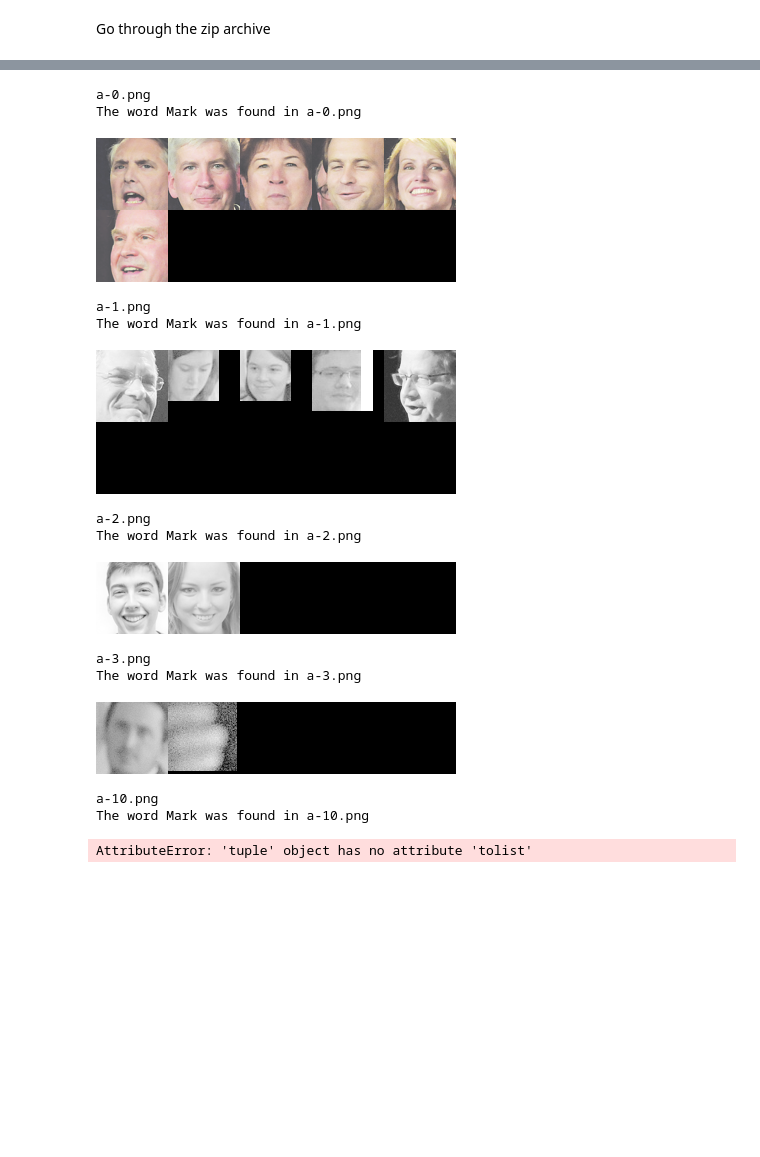
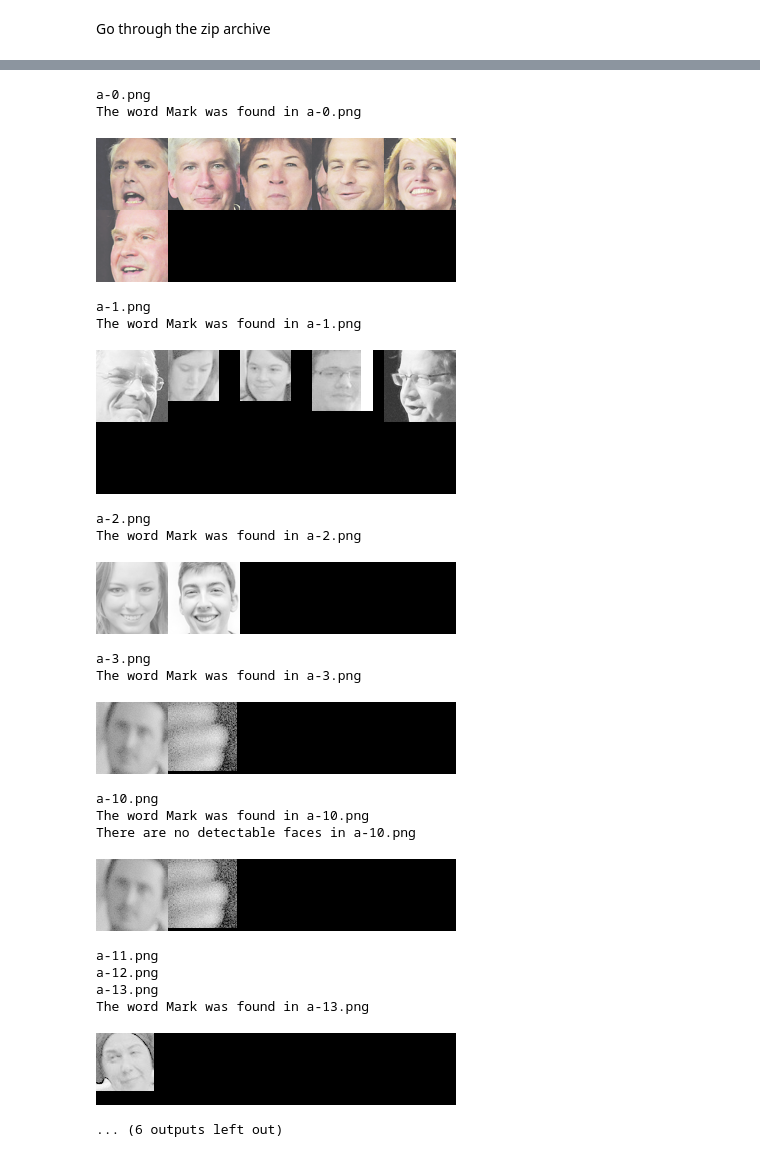
Before and after one commit to YevgenyY/OCR_python, a Jupyter notebook: project.ipynb, the cells around one changed output, grey strips where cells are left out. Cells and saved outputs as stored; diff of their text form; code cells hidden in the pictures; blank space fills up the shorter version.

```diff
--- a/project.ipynb
+++ b/project.ipynb
@@ -185,18 +185,25 @@ The word Christopher was found in a-3.png
 # %%
-cache = search(zipfile = big_file, word='Mark', return_cache = True, mydict = cache)
+cache = search(zipfile = big_file, word='Mark', return_cache = True)
 # %% [output]
 a-0.png
 The word Mark was found in a-0.png
 [figure]
 a-1.png
 The word Mark was found in a-1.png
 [figure]
 a-2.png
 The word Mark was found in a-2.png
-[figure, old version]
+[figure, new version]
 a-3.png
 The word Mark was found in a-3.png
 [figure]
 a-10.png
 The word Mark was found in a-10.png
+There are no detectable faces in a-10.png
+[figure, added]
-AttributeError: 'tuple' object has no attribute 'tolist'
+a-11.png
+a-12.png
+a-13.png
+The word Mark was found in a-13.png
+[figure, added]
+... (6 outputs left out)
```
Also changed, not shown: parts of 3 cells of this notebook, 1 other file.
